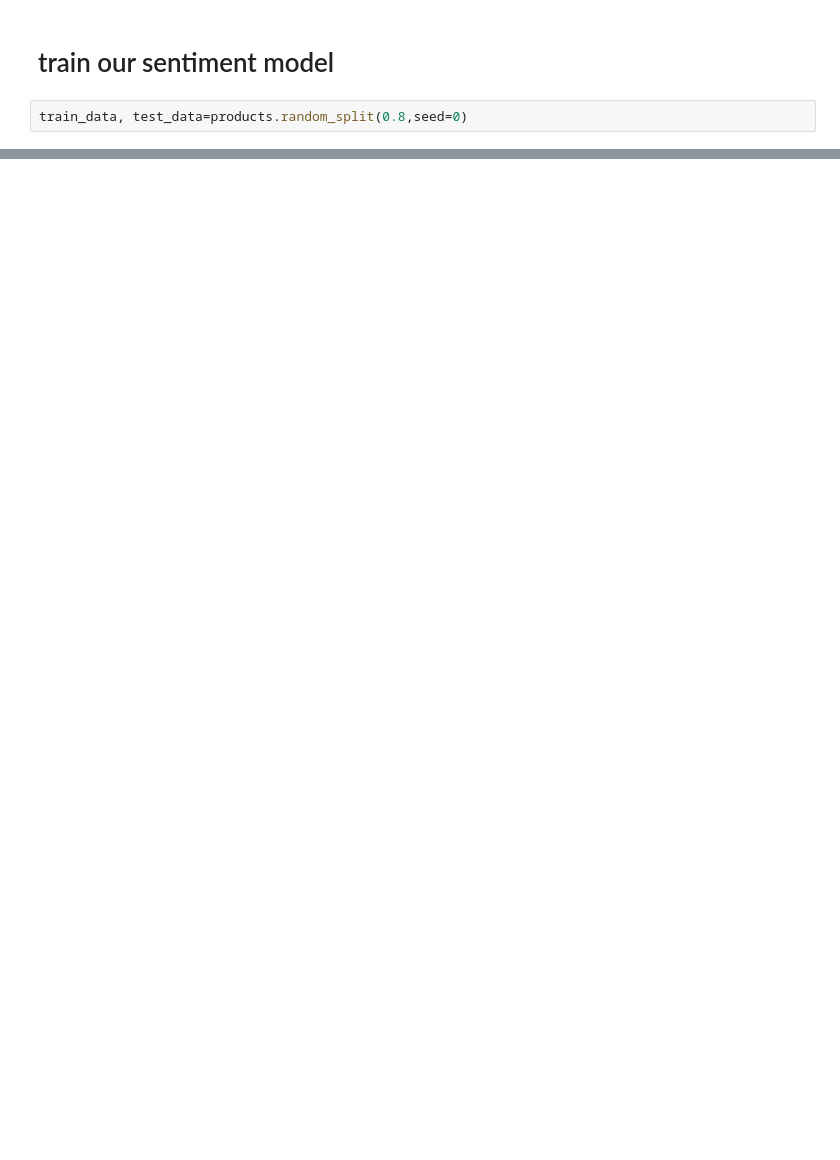
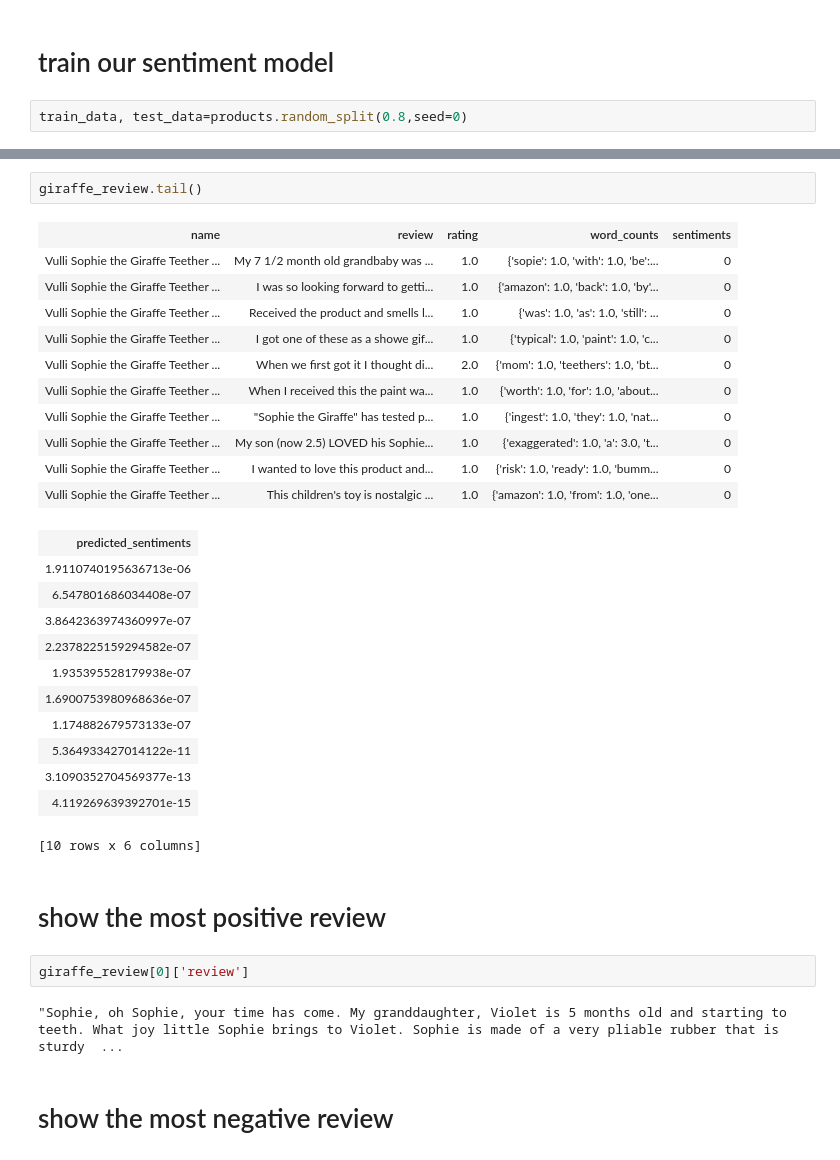
Before and after one commit to hamdiJarboui/classification_sentiments_analysis, a Jupyter notebook: sentiment_analysis_script .ipynb, the cells around one changed output, grey strips where cells are left out. Saved outputs shown, nothing was run; the diff lists cells and outputs as text; blank space fills up the shorter version.

```diff
--- a/sentiment_analysis_script .ipynb
+++ b/sentiment_analysis_script .ipynb
@@ -126,0 +231,34 @@ TypeError: can only concatenate str (not "list") to str
+# %%
+giraffe_review.tail()
+# %% [output]
+| name | review | rating | word_counts | sentiments |
+| Vulli Sophie the Giraffe Teether ... | My 7 1/2 month old grandbaby was ... | 1.0 | {'sopie': 1.0, 'with': 1.0, 'be':... | 0 |
+| Vulli Sophie the Giraffe Teether ... | I was so looking forward to getti... | 1.0 | {'amazon': 1.0, 'back': 1.0, 'by'... | 0 |
+| Vulli Sophie the Giraffe Teether ... | Received the product and smells l... | 1.0 | {'was': 1.0, 'as': 1.0, 'still': ... | 0 |
+| Vulli Sophie the Giraffe Teether ... | I got one of these as a showe gif... | 1.0 | {'typical': 1.0, 'paint': 1.0, 'c... | 0 |
+| Vulli Sophie the Giraffe Teether ... | When we first got it I thought di... | 2.0 | {'mom': 1.0, 'teethers': 1.0, 'bt... | 0 |
+| Vulli Sophie the Giraffe Teether ... | When I received this the paint wa... | 1.0 | {'worth': 1.0, 'for': 1.0, 'about... | 0 |
+| Vulli Sophie the Giraffe Teether ... | "Sophie the Giraffe" has tested p... | 1.0 | {'ingest': 1.0, 'they': 1.0, 'nat... | 0 |
+| Vulli Sophie the Giraffe Teether ... | My son (now 2.5) LOVED his Sophie... | 1.0 | {'exaggerated': 1.0, 'a': 3.0, 't... | 0 |
+| Vulli Sophie the Giraffe Teether ... | I wanted to love this product and... | 1.0 | {'risk': 1.0, 'ready': 1.0, 'bumm... | 0 |
+| Vulli Sophie the Giraffe Teether ... | This children's toy is nostalgic ... | 1.0 | {'amazon': 1.0, 'from': 1.0, 'one... | 0 |
+| predicted_sentiments |
+| 1.9110740195636713e-06 |
+| 6.547801686034408e-07 |
+| 3.8642363974360997e-07 |
+| 2.2378225159294582e-07 |
+| 1.935395528179938e-07 |
+| 1.6900753980968636e-07 |
+| 1.174882679573133e-07 |
+| 5.364933427014122e-11 |
+| 3.1090352704569377e-13 |
+| 4.119269639392701e-15 |
+[10 rows x 6 columns]
+# %% [markdown]
+# show the most positive review
+# %%
+giraffe_review[0]['review']
+# %% [output]
+"Sophie, oh Sophie, your time has come. My granddaughter, Violet is 5 months old and starting to teeth. What joy little Sophie brings to Violet. Sophie is made of a very pliable rubber that is sturdy  ...
+# %% [markdown]
+# show the most negative review
```
Also changed, not shown: parts of 9 cells of this notebook.
